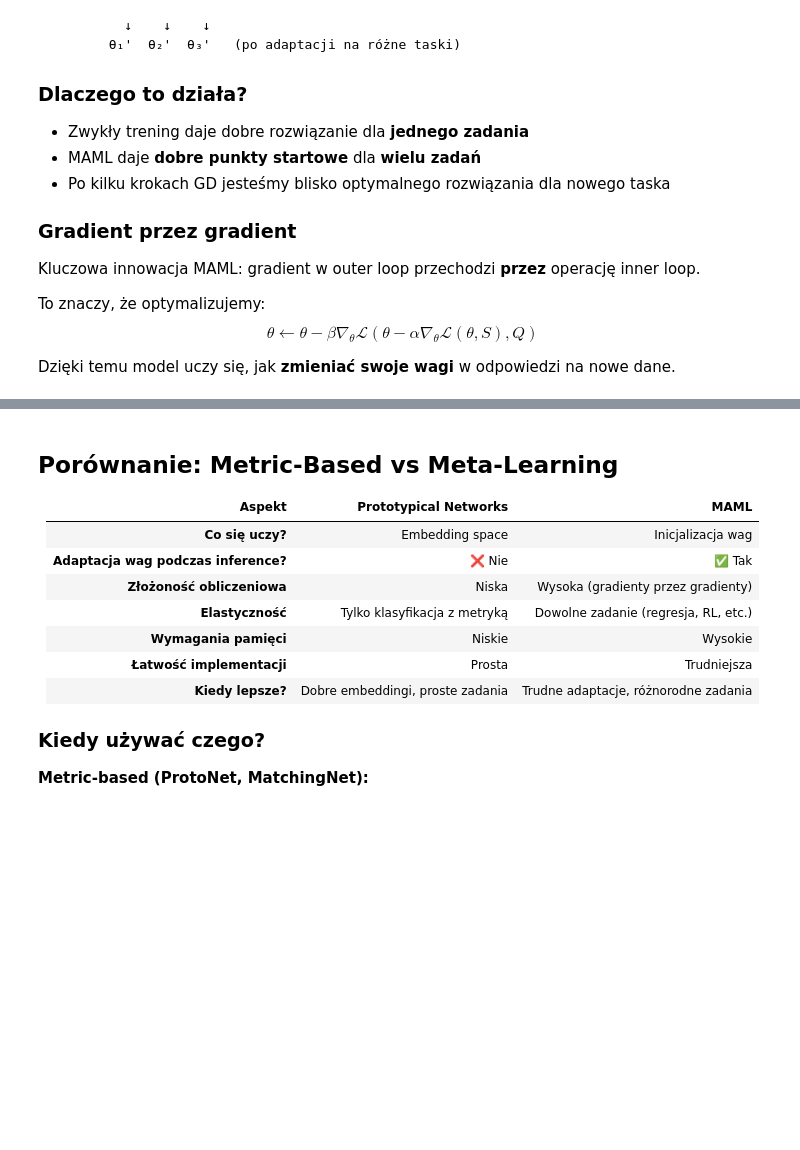
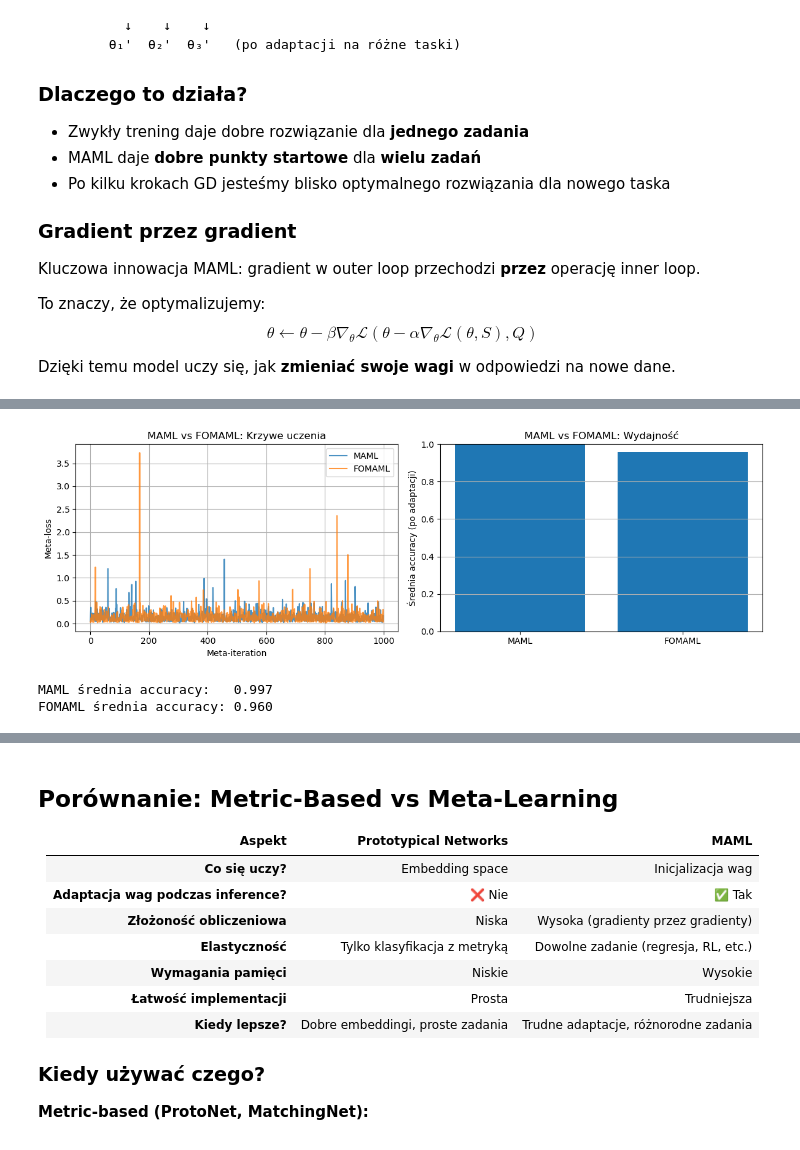
Before and after one commit to miadamczyk/miniproject, a Jupyter notebook: notebook1.ipynb, the cells around one changed output, grey strips where cells are left out. Drawn from its saved outputs; the diff is of its cells as text; code cells hidden in the pictures; blank space fills up the shorter version.

```diff
--- a/notebook1.ipynb
+++ b/notebook1.ipynb
@@ -1146,0 +1255,43 @@ grads = torch.autograd.grad(..., create_graph=False)
+# %%
+# Porównanie MAML vs FOMAML
+plt.figure(figsize=(12, 4))
+
+plt.subplot(1, 2, 1)
+plt.plot(losses, label='MAML', alpha=0.8)
+plt.plot(fomaml_losses, label='FOMAML', alpha=0.8)
+plt.xlabel('Meta-iteration')
+plt.ylabel('Meta-loss')
+plt.title('MAML vs FOMAML: Krzywe uczenia')
+plt.legend()
+plt.grid(True)
+
+# Ewaluacja obu modeli
+maml_accs = []
+fomaml_accs = []
+
+for _ in range(20):
+    sx, sy, qx, qy = generate_task()
+
+    _, maml_acc = evaluate_model(model, sx, sy, qx, qy, inner_lr, inner_steps)
+    _, fomaml_acc = evaluate_model(fomaml_model, sx, sy, qx, qy, inner_lr, inner_steps)
+
+    maml_accs.append(maml_acc)
+    fomaml_accs.append(fomaml_acc)
+
+plt.subplot(1, 2, 2)
+plt.bar([0, 1], [sum(maml_accs)/len(maml_accs), sum(fomaml_accs)/len(fomaml_accs)])
+plt.xticks([0, 1], ['MAML', 'FOMAML'])
+plt.ylabel('Średnia accuracy (po adaptacji)')
+plt.title('MAML vs FOMAML: Wydajność')
+plt.ylim(0, 1)
+plt.grid(True, axis='y')
+
+plt.tight_layout()
+plt.show()
+
+print(f"MAML średnia accuracy:   {sum(maml_accs)/len(maml_accs):.3f}")
+print(f"FOMAML średnia accuracy: {sum(fomaml_accs)/len(fomaml_accs):.3f}")
+# %% [output]
+[figure, added]
+MAML średnia accuracy:   0.997
+FOMAML średnia accuracy: 0.960
```
Also changed, not shown: parts of 21 cells of this notebook, 1 other file.
